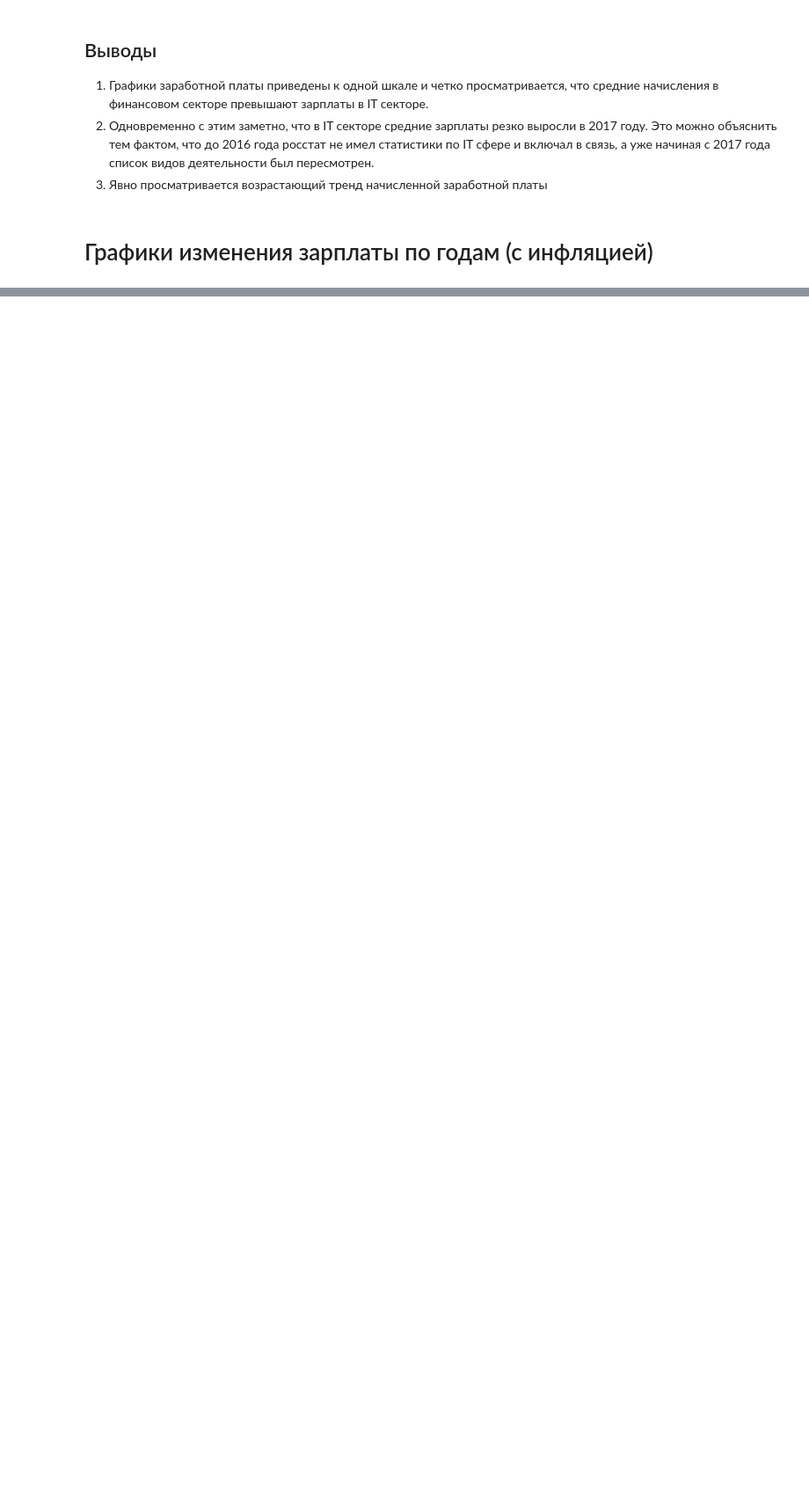
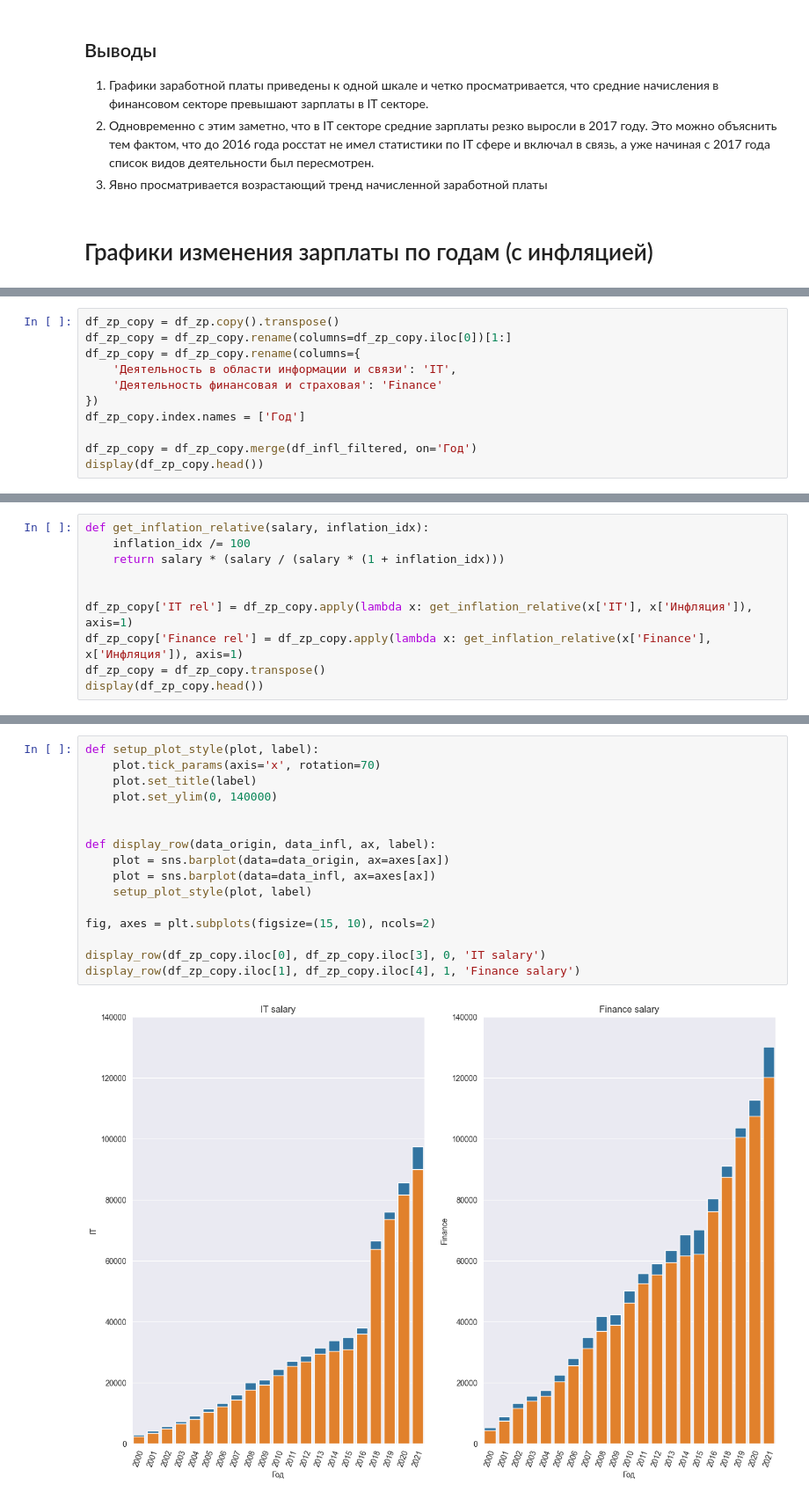
Before and after one commit to peaceful-djony/hse_ds_stepik, a Jupyter notebook: src/Salary.ipynb, the cells around one changed output, grey strips where cells are left out. Shown at 88% size. Saved outputs shown, nothing was run; the diff lists cells and outputs as text; blank space fills up the shorter version.

```diff
--- a/src/Salary.ipynb
+++ b/src/Salary.ipynb
@@ -167,0 +193,11 @@ display(df_zp)
+# %%
+df_zp_copy = df_zp.copy().transpose()
+df_zp_copy = df_zp_copy.rename(columns=df_zp_copy.iloc[0])[1:]
+df_zp_copy = df_zp_copy.rename(columns={
+    'Деятельность в области информации и связи': 'IT',
+    'Деятельность финансовая и страховая': 'Finance'
+})
+df_zp_copy.index.names = ['Год']
+
+df_zp_copy = df_zp_copy.merge(df_infl_filtered, on='Год')
+display(df_zp_copy.head())
@@ -167,0 +214,10 @@ display(df_zp)
+# %%
+def get_inflation_relative(salary, inflation_idx):
+    inflation_idx /= 100
+    return salary * (salary / (salary * (1 + inflation_idx)))
+
+
+df_zp_copy['IT rel'] = df_zp_copy.apply(lambda x: get_inflation_relative(x['IT'], x['Инфляция']), axis=1)
+df_zp_copy['Finance rel'] = df_zp_copy.apply(lambda x: get_inflation_relative(x['Finance'], x['Инфляция']), axis=1)
+df_zp_copy = df_zp_copy.transpose()
+display(df_zp_copy.head())
@@ -167,0 +234,18 @@ display(df_zp)
+# %%
+def setup_plot_style(plot, label):
+    plot.tick_params(axis='x', rotation=70)
+    plot.set_title(label)
+    plot.set_ylim(0, 140000)
+
+
+def display_row(data_origin, data_infl, ax, label):
+    plot = sns.barplot(data=data_origin, ax=axes[ax])
+    plot = sns.barplot(data=data_infl, ax=axes[ax])
+    setup_plot_style(plot, label)
+
+fig, axes = plt.subplots(figsize=(15, 10), ncols=2)
+
+display_row(df_zp_copy.iloc[0], df_zp_copy.iloc[3], 0, 'IT salary')
+display_row(df_zp_copy.iloc[1], df_zp_copy.iloc[4], 1, 'Finance salary')
+# %% [output]
+[figure, added]
```
Also changed, not shown: parts of 12 cells of this notebook, 1 other file.
